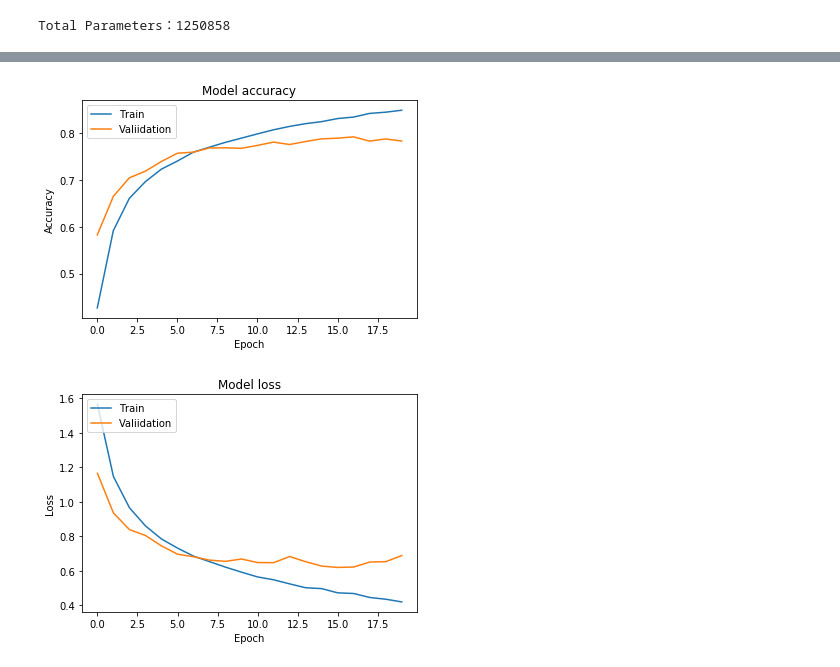
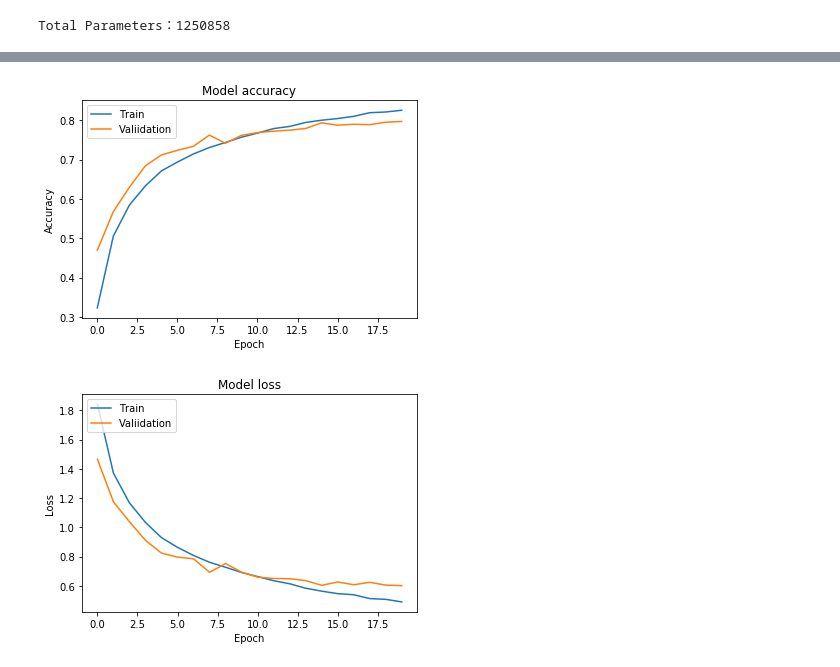
Before and after one commit to lingchingteng/100Day-ML-Marathon, a Jupyter notebook: homework/D76-optimizer_HW.ipynb, the cells around one changed output, grey strips where cells are left out. Cells and saved outputs as stored; diff of their text form; code cells hidden in the pictures.

```diff
--- a/homework/D76-optimizer_HW.ipynb
+++ b/homework/D76-optimizer_HW.ipynb
@@ -141,7 +133,9 @@ opt = optimizers.SGD(lr=0.01, decay=1e-6, momentum=0.9, nesterov=True)
 
 '''
 
-model.compile(optimizer = 'adam', loss = 'categorical_crossentropy', metrics = ['accuracy'])
+opt = optimizers.SGD(lr=0.01, decay=1e-6, momentum=0.9, nesterov=True)
+
+model.compile(optimizer = opt, loss = 'categorical_crossentropy', metrics = ['accuracy'])
 # %%
 # 資料正規化
 x_train = x_train.astype('float32')
@@ -290,24 +309,24 @@ print(result_bool, true_num)
 # %%
 import matplotlib.pyplot as plt
 %matplotlib inline
 
 # Plot training & validation accuracy values
-plt.plot(history.history['acc'])
-plt.plot(history.history['val_acc'])
+plt.plot(history.history['accuracy'])
+plt.plot(history.history['val_accuracy'])
 plt.title('Model accuracy')
 plt.ylabel('Accuracy')
 plt.xlabel('Epoch')
 plt.legend(['Train', 'Valiidation'], loc='upper left')
 plt.show()
 
 # Plot training & validation loss values
 plt.plot(history.history['loss'])
 plt.plot(history.history['val_loss'])
 plt.title('Model loss')
 plt.ylabel('Loss')
 plt.xlabel('Epoch')
 plt.legend(['Train', 'Valiidation'], loc='upper left')
 plt.show()
 # %% [output]
-[figure, old version]
+[figure, new version]
-[figure, old version]
+[figure, new version]
```
Also changed, not shown: parts of 10 cells of this notebook, 4 other files.
